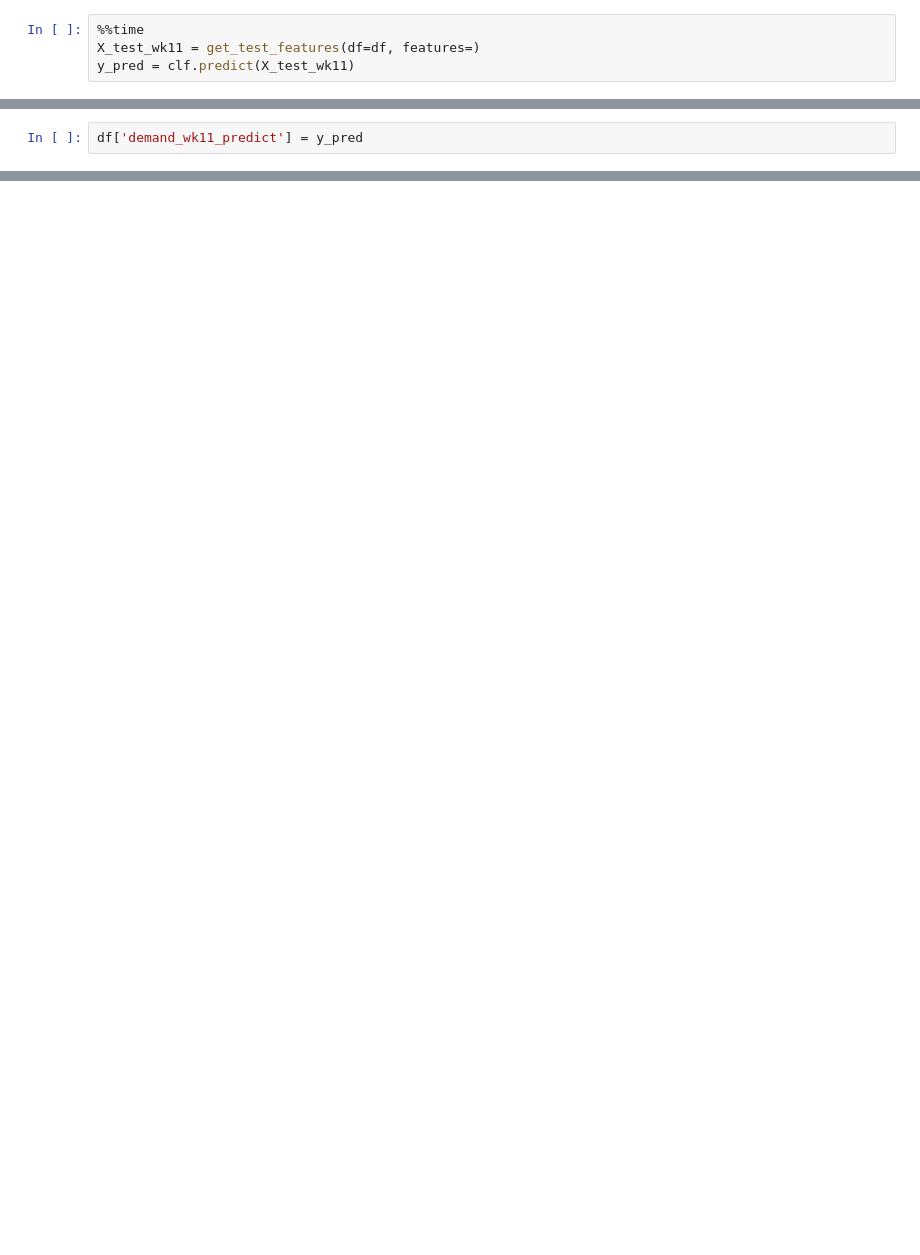
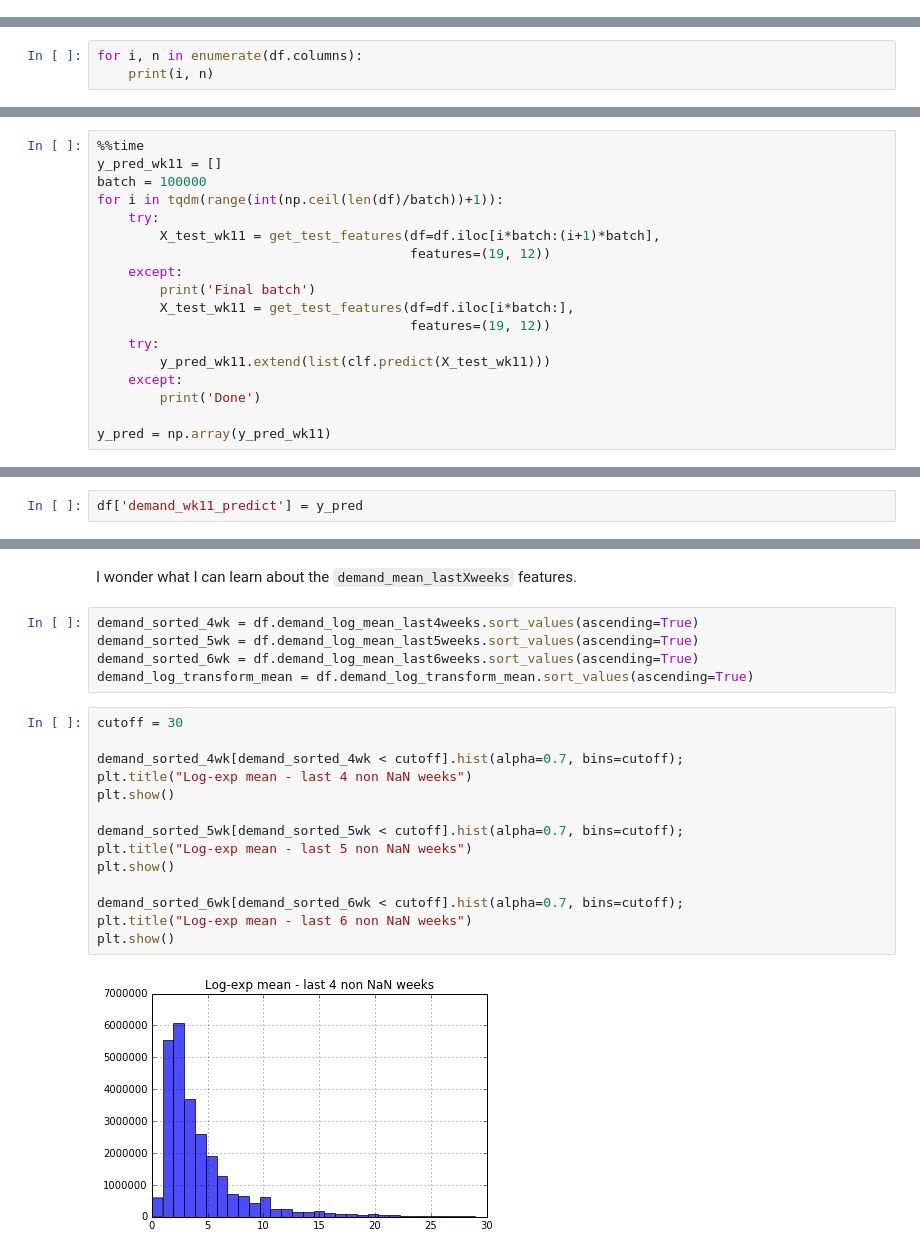
Before and after one commit to agalea91/Kaggle_scripts, a Jupyter notebook: grupo_inventory_demand/exploration/bimbo_predict.ipynb, the cells around one changed output, grey strips where cells are left out. Saved outputs shown, nothing was run; the diff lists cells and outputs as text; blank space fills up the shorter version.

```diff
--- a/grupo_inventory_demand/exploration/bimbo_predict.ipynb
+++ b/grupo_inventory_demand/exploration/bimbo_predict.ipynb
@@ -712,4 +875,0 @@ df.iloc[:1, 20]
-# %%
-%%time
-X_test_wk11 = get_test_features(df=df, features=)
-y_pred = clf.predict(X_test_wk11)
@@ -717,0 +876,3 @@ y_pred = clf.predict(X_test_wk11)
+# %%
+for i, n in enumerate(df.columns):
+    print(i, n)
@@ -717,0 +900,18 @@ y_pred = clf.predict(X_test_wk11)
+# %%
+%%time
+y_pred_wk11 = []
+batch = 100000
+for i in tqdm(range(int(np.ceil(len(df)/batch))+1)):
+    try:
+        X_test_wk11 = get_test_features(df=df.iloc[i*batch:(i+1)*batch],
+                                        features=(19, 12))
+    except:
+        print('Final batch')
+        X_test_wk11 = get_test_features(df=df.iloc[i*batch:],
+                                        features=(19, 12))
+    try:
+        y_pred_wk11.extend(list(clf.predict(X_test_wk11)))
+    except:
+        print('Done')
+
+y_pred = np.array(y_pred_wk11)
@@ -719,0 +967,23 @@ df['demand_wk11_predict'] = y_pred
+# %% [markdown]
+I wonder what I can learn about the `demand_mean_lastXweeks` features.
+# %%
+demand_sorted_4wk = df.demand_log_mean_last4weeks.sort_values(ascending=True)
+demand_sorted_5wk = df.demand_log_mean_last5weeks.sort_values(ascending=True)
+demand_sorted_6wk = df.demand_log_mean_last6weeks.sort_values(ascending=True)
+demand_log_transform_mean = df.demand_log_transform_mean.sort_values(ascending=True)
+# %%
+cutoff = 30
+
+demand_sorted_4wk[demand_sorted_4wk < cutoff].hist(alpha=0.7, bins=cutoff);
+plt.title("Log-exp mean - last 4 non NaN weeks")
+plt.show()
+
+demand_sorted_5wk[demand_sorted_5wk < cutoff].hist(alpha=0.7, bins=cutoff);
+plt.title("Log-exp mean - last 5 non NaN weeks")
+plt.show()
+
+demand_sorted_6wk[demand_sorted_6wk < cutoff].hist(alpha=0.7, bins=cutoff);
+plt.title("Log-exp mean - last 6 non NaN weeks")
+plt.show()
+# %% [output]
+[figure, added]
```
Also changed, not shown: parts of 76 cells of this notebook.
